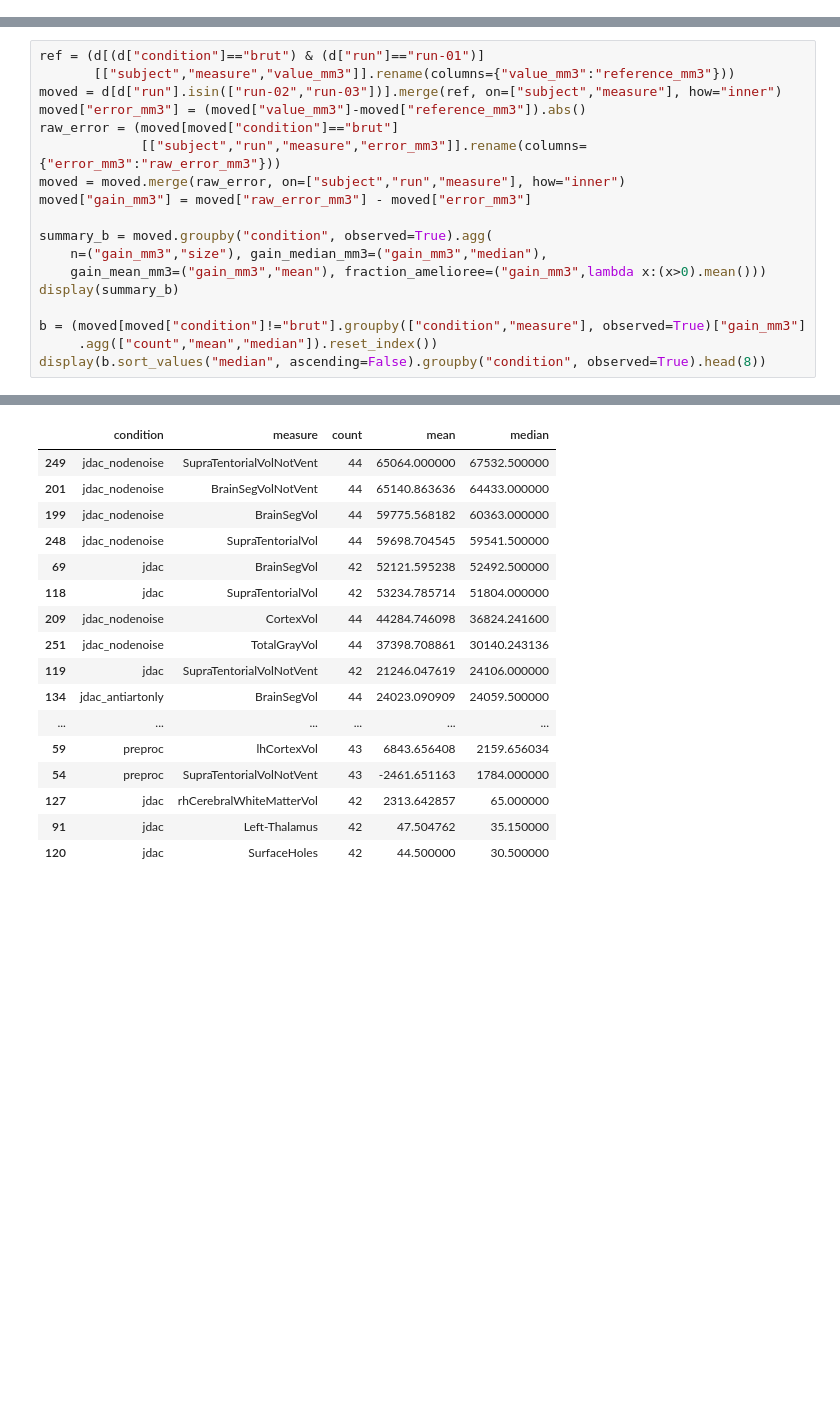
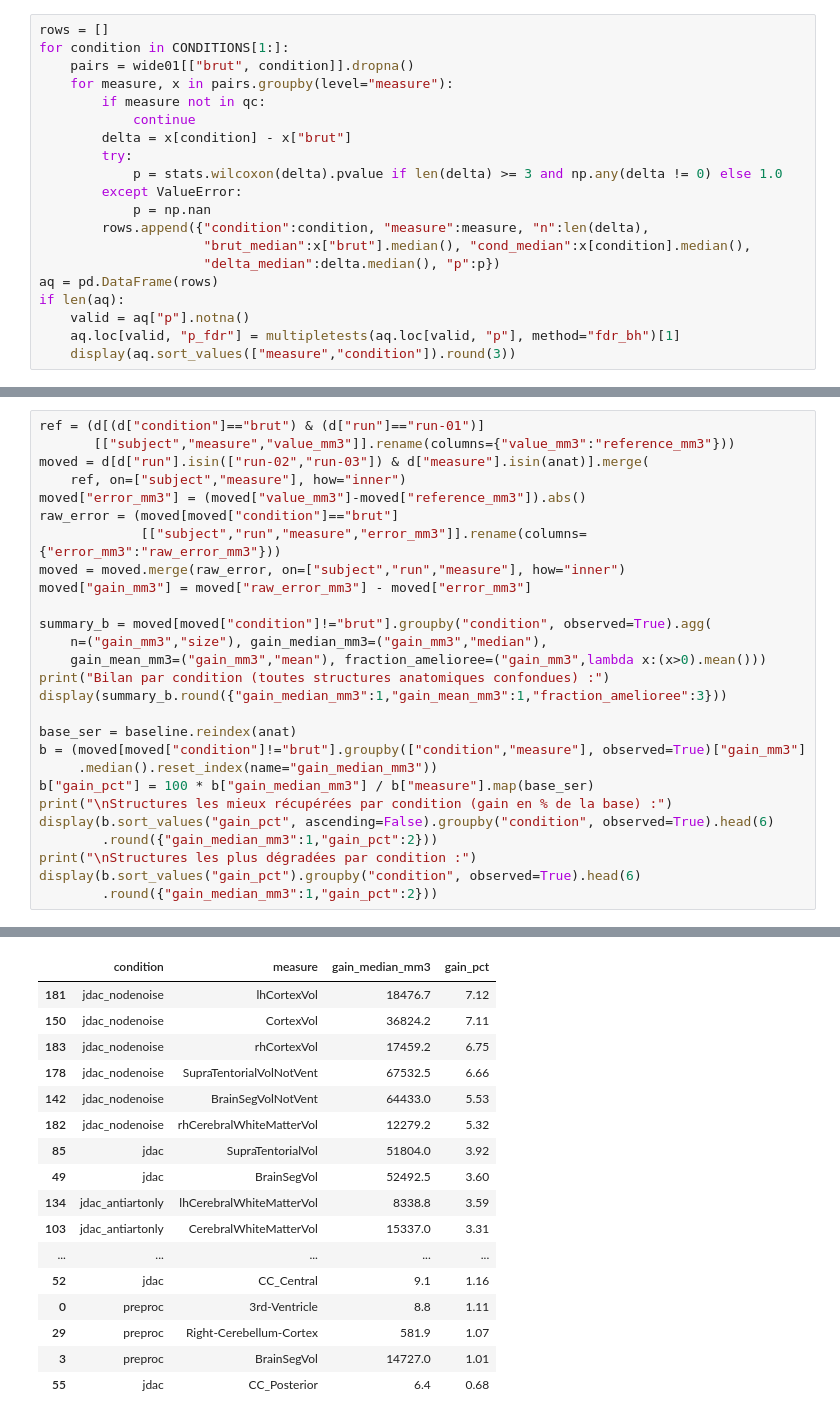
Before and after one commit to math-wil/jdac-motion-correction, a Jupyter notebook: pipelines/ds004332/phase5_fidelity/explore_aseg_rigide.ipynb, the cells around one changed output, grey strips where cells are left out. Drawn from its saved outputs; the diff is of its cells as text; blank space fills up the shorter version.

```diff
--- a/pipelines/ds004332/phase5_fidelity/explore_aseg_rigide.ipynb
+++ b/pipelines/ds004332/phase5_fidelity/explore_aseg_rigide.ipynb
@@ -173,0 +272,20 @@ plt.tight_layout(); plt.show()
+# %%
+rows = []
+for condition in CONDITIONS[1:]:
+    pairs = wide01[["brut", condition]].dropna()
+    for measure, x in pairs.groupby(level="measure"):
+        if measure not in qc:
+            continue
+        delta = x[condition] - x["brut"]
+        try:
+            p = stats.wilcoxon(delta).pvalue if len(delta) >= 3 and np.any(delta != 0) else 1.0
+        except ValueError:
+            p = np.nan
+        rows.append({"condition":condition, "measure":measure, "n":len(delta),
+                     "brut_median":x["brut"].median(), "cond_median":x[condition].median(),
+                     "delta_median":delta.median(), "p":p})
+aq = pd.DataFrame(rows)
+if len(aq):
+    valid = aq["p"].notna()
+    aq.loc[valid, "p_fdr"] = multipletests(aq.loc[valid, "p"], method="fdr_bh")[1]
+    display(aq.sort_values(["measure","condition"]).round(3))
@@ -187,19 +321,28 @@ Une amélioration moyenne ne suffit pas : la carte par structure permet de déte
 # %%
 ref = (d[(d["condition"]=="brut") & (d["run"]=="run-01")]
        [["subject","measure","value_mm3"]].rename(columns={"value_mm3":"reference_mm3"}))
-moved = d[d["run"].isin(["run-02","run-03"])].merge(ref, on=["subject","measure"], how="inner")
+moved = d[d["run"].isin(["run-02","run-03"]) & d["measure"].isin(anat)].merge(
+    ref, on=["subject","measure"], how="inner")
 moved["error_mm3"] = (moved["value_mm3"]-moved["reference_mm3"]).abs()
 raw_error = (moved[moved["condition"]=="brut"]
              [["subject","run","measure","error_mm3"]].rename(columns={"error_mm3":"raw_error_mm3"}))
 moved = moved.merge(raw_error, on=["subject","run","measure"], how="inner")
 moved["gain_mm3"] = moved["raw_error_mm3"] - moved["error_mm3"]
 
-summary_b = moved.groupby("condition", observed=True).agg(
+summary_b = moved[moved["condition"]!="brut"].groupby("condition", observed=True).agg(
     n=("gain_mm3","size"), gain_median_mm3=("gain_mm3","median"),
     gain_mean_mm3=("gain_mm3","mean"), fraction_amelioree=("gain_mm3",lambda x:(x>0).mean()))
-display(summary_b)
+print("Bilan par condition (toutes structures anatomiques confondues) :")
+display(summary_b.round({"gain_median_mm3":1,"gain_mean_mm3":1,"fraction_amelioree":3}))
 
+base_ser = baseline.reindex(anat)
 b = (moved[moved["condition"]!="brut"].groupby(["condition","measure"], observed=True)["gain_mm3"]
-     .agg(["count","mean","median"]).reset_index())
-display(b.sort_values("median", ascending=False).groupby("condition", observed=True).head(8))
+     .median().reset_index(name="gain_median_mm3"))
+b["gain_pct"] = 100 * b["gain_median_mm3"] / b["measure"].map(base_ser)
+print("\nStructures les mieux récupérées par condition (gain en % de la base) :")
+display(b.sort_values("gain_pct", ascending=False).groupby("condition", observed=True).head(6)
+        .round({"gain_median_mm3":1,"gain_pct":2}))
+print("\nStructures les plus dégradées par condition :")
+display(b.sort_values("gain_pct").groupby("condition", observed=True).head(6)
+        .round({"gain_median_mm3":1,"gain_pct":2}))
 # %% [output]
@@ -213,17 +357,17 @@ display(b.sort_values("median", ascending=False).groupby("condition", observed=T
-|  | condition | measure | count | mean | median |
-| 249 | jdac_nodenoise | SupraTentorialVolNotVent | 44 | 65064.000000 | 67532.500000 |
-| 201 | jdac_nodenoise | BrainSegVolNotVent | 44 | 65140.863636 | 64433.000000 |
-| 199 | jdac_nodenoise | BrainSegVol | 44 | 59775.568182 | 60363.000000 |
-| 248 | jdac_nodenoise | SupraTentorialVol | 44 | 59698.704545 | 59541.500000 |
-| 69 | jdac | BrainSegVol | 42 | 52121.595238 | 52492.500000 |
-| 118 | jdac | SupraTentorialVol | 42 | 53234.785714 | 51804.000000 |
-| 209 | jdac_nodenoise | CortexVol | 44 | 44284.746098 | 36824.241600 |
-| 251 | jdac_nodenoise | TotalGrayVol | 44 | 37398.708861 | 30140.243136 |
-| 119 | jdac | SupraTentorialVolNotVent | 42 | 21246.047619 | 24106.000000 |
-| 134 | jdac_antiartonly | BrainSegVol | 44 | 24023.090909 | 24059.500000 |
-| ... | ... | ... | ... | ... | ... |
-| 59 | preproc | lhCortexVol | 43 | 6843.656408 | 2159.656034 |
-| 54 | preproc | SupraTentorialVolNotVent | 43 | -2461.651163 | 1784.000000 |
-| 127 | jdac | rhCerebralWhiteMatterVol | 42 | 2313.642857 | 65.000000 |
-| 91 | jdac | Left-Thalamus | 42 | 47.504762 | 35.150000 |
-| 120 | jdac | SurfaceHoles | 42 | 44.500000 | 30.500000 |
+|  | condition | measure | gain_median_mm3 | gain_pct |
+| 181 | jdac_nodenoise | lhCortexVol | 18476.7 | 7.12 |
+| 150 | jdac_nodenoise | CortexVol | 36824.2 | 7.11 |
+| 183 | jdac_nodenoise | rhCortexVol | 17459.2 | 6.75 |
+| 178 | jdac_nodenoise | SupraTentorialVolNotVent | 67532.5 | 6.66 |
+| 142 | jdac_nodenoise | BrainSegVolNotVent | 64433.0 | 5.53 |
+| 182 | jdac_nodenoise | rhCerebralWhiteMatterVol | 12279.2 | 5.32 |
+| 85 | jdac | SupraTentorialVol | 51804.0 | 3.92 |
+| 49 | jdac | BrainSegVol | 52492.5 | 3.60 |
+| 134 | jdac_antiartonly | lhCerebralWhiteMatterVol | 8338.8 | 3.59 |
+| 103 | jdac_antiartonly | CerebralWhiteMatterVol | 15337.0 | 3.31 |
+| ... | ... | ... | ... | ... |
+| 52 | jdac | CC_Central | 9.1 | 1.16 |
+| 0 | preproc | 3rd-Ventricle | 8.8 | 1.11 |
+| 29 | preproc | Right-Cerebellum-Cortex | 581.9 | 1.07 |
+| 3 | preproc | BrainSegVol | 14727.0 | 1.01 |
+| 55 | jdac | CC_Posterior | 6.4 | 0.68 |
```
Also changed, not shown: parts of 19 cells of this notebook, 2 other files.
